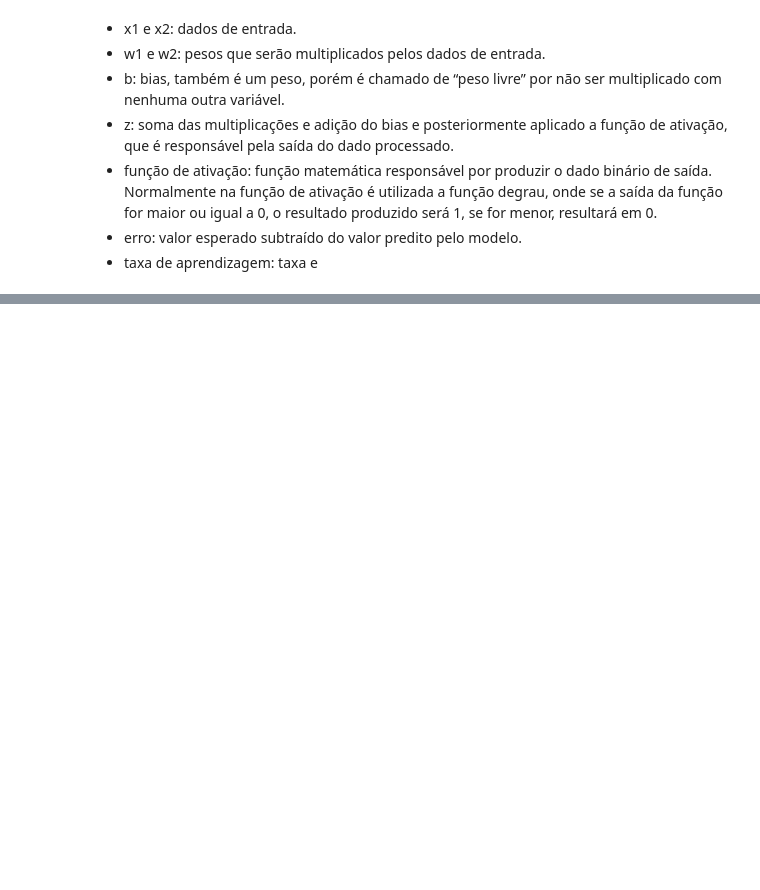
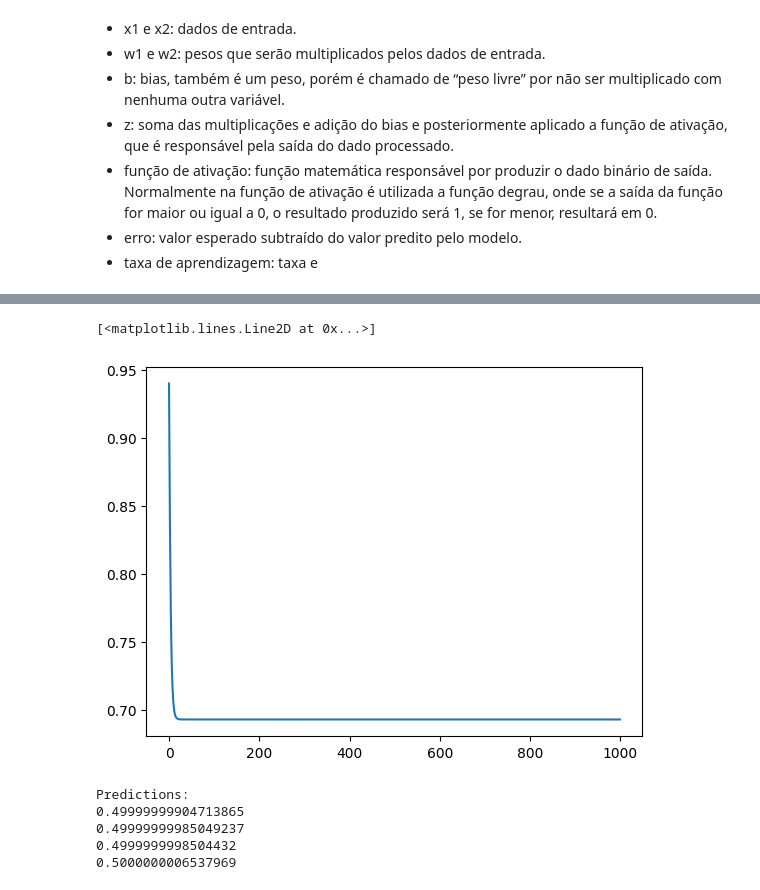
Before and after one commit to IvonLuiz/perceptron, a Jupyter notebook: perceptron.ipynb, the cells around one changed output, grey strips where cells are left out. Saved outputs shown, nothing was run; the diff lists cells and outputs as text; code cells hidden in the pictures; blank space fills up the shorter version.

```diff
--- a/perceptron.ipynb
+++ b/perceptron.ipynb
@@ -111,0 +142,2 @@ Predictions:
+# %%
+hist = percp.train(inputs, outputs, 0.1, 1000)
@@ -111,0 +146,23 @@ Predictions:
+# %%
+plt.plot(hist)
+# %% [output]
+[<matplotlib.lines.Line2D at 0x...>]
+[figure, added]
+# %%
+
+pred_1 = percp.forward([0, 0])
+pred_2 = percp.forward([0, 1])
+pred_3 = percp.forward([1, 0])
+pred_4 = percp.forward([1, 1])
+
+print("Predictions:")
+print(pred_1)
+print(pred_2)
+print(pred_3)
+print(pred_4)
+# %% [output]
+Predictions:
+0.49999999904713865
+0.49999999985049237
+0.4999999998504432
+0.5000000006537969
```
Also changed, not shown: parts of 19 cells of this notebook.
